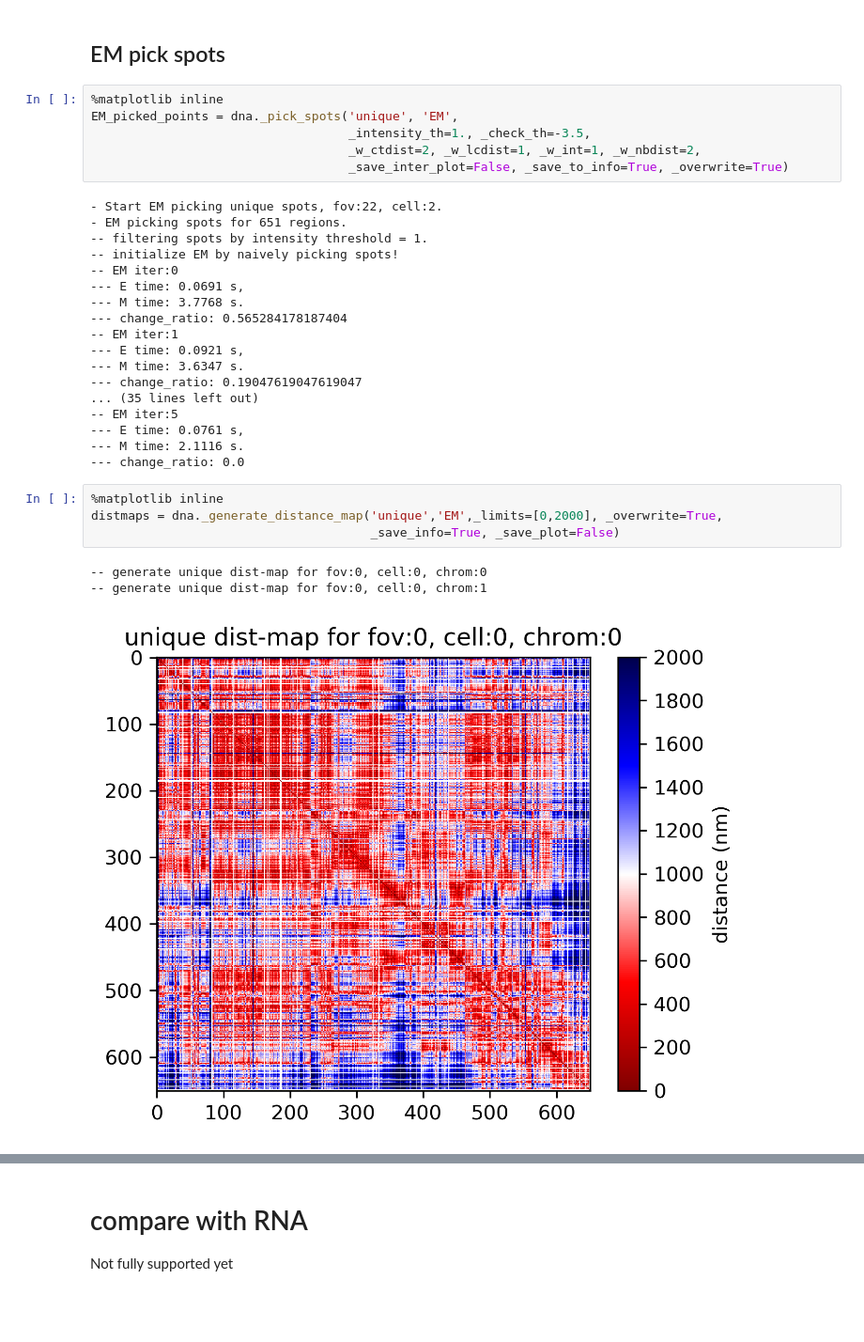
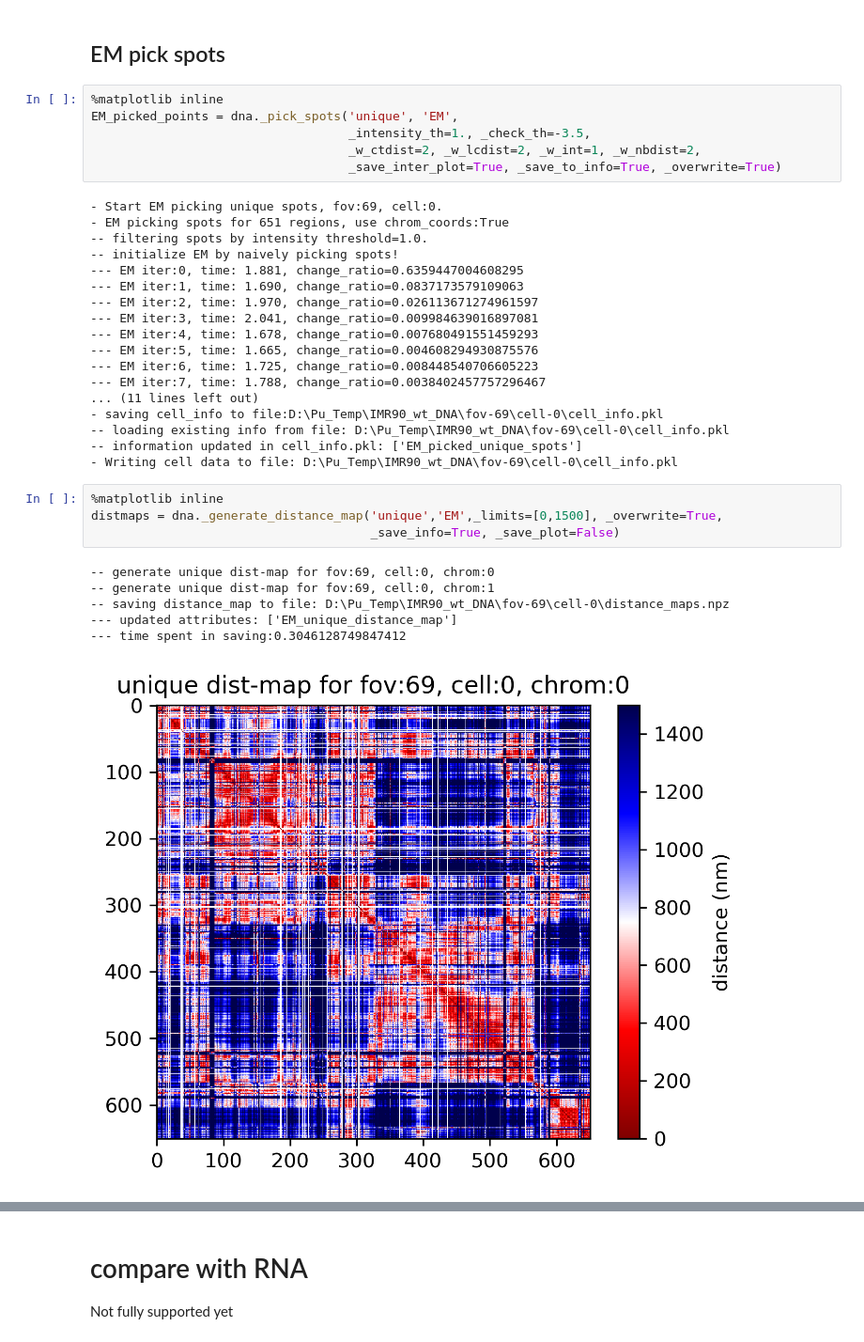
Before and after one commit to zhengpuas47/ImageAnalysis3, a Jupyter notebook: examples/20190723-Cell_Data_DNA_Example.ipynb, the cells around one changed output, grey strips where cells are left out. Shown at 94% size. Saved outputs shown, nothing was run; the diff lists cells and outputs as text; blank space fills up the shorter version.

```diff
--- a/examples/20190723-Cell_Data_DNA_Example.ipynb
+++ b/examples/20190723-Cell_Data_DNA_Example.ipynb
@@ -214,31 +219,34 @@ cand_spots = dna._multi_fitting_for_chromosome(_type='unique', _num_threads=20,
 %matplotlib inline
 EM_picked_points = dna._pick_spots('unique', 'EM',
                                    _intensity_th=1., _check_th=-3.5,
-                                   _w_ctdist=2, _w_lcdist=1, _w_int=1, _w_nbdist=2,
-                                   _save_inter_plot=False, _save_to_info=True, _overwrite=True)
+                                   _w_ctdist=2, _w_lcdist=2, _w_int=1, _w_nbdist=2,
+                                   _save_inter_plot=True, _save_to_info=True, _overwrite=True)
 # %% [output]
-- Start EM picking unique spots, fov:22, cell:2.
-- EM picking spots for 651 regions.
--- filtering spots by intensity threshold = 1.
+- Start EM picking unique spots, fov:69, cell:0.
+- EM picking spots for 651 regions, use chrom_coords:True
+-- filtering spots by intensity threshold=1.0.
 -- initialize EM by naively picking spots!
--- EM iter:0
---- E time: 0.0691 s,
---- M time: 3.7768 s.
---- change_ratio: 0.565284178187404
--- EM iter:1
---- E time: 0.0921 s,
---- M time: 3.6347 s.
---- change_ratio: 0.19047619047619047
-... (35 lines left out)
--- EM iter:5
---- E time: 0.0761 s,
---- M time: 2.1116 s.
---- change_ratio: 0.0
+--- EM iter:0, time: 1.881, change_ratio=0.6359447004608295
+--- EM iter:1, time: 1.690, change_ratio=0.0837173579109063
+--- EM iter:2, time: 1.970, change_ratio=0.026113671274961597
+--- EM iter:3, time: 2.041, change_ratio=0.009984639016897081
+--- EM iter:4, time: 1.678, change_ratio=0.007680491551459293
+--- EM iter:5, time: 1.665, change_ratio=0.004608294930875576
+--- EM iter:6, time: 1.725, change_ratio=0.008448540706605223
+--- EM iter:7, time: 1.788, change_ratio=0.0038402457757296467
+... (11 lines left out)
+- saving cell_info to file:D:\Pu_Temp\IMR90_wt_DNA\fov-69\cell-0\cell_info.pkl
+-- loading existing info from file: D:\Pu_Temp\IMR90_wt_DNA\fov-69\cell-0\cell_info.pkl
+-- information updated in cell_info.pkl: ['EM_picked_unique_spots']
+- Writing cell data to file: D:\Pu_Temp\IMR90_wt_DNA\fov-69\cell-0\cell_info.pkl
 # %%
 %matplotlib inline
-distmaps = dna._generate_distance_map('unique','EM',_limits=[0,2000], _overwrite=True,
+distmaps = dna._generate_distance_map('unique','EM',_limits=[0,1500], _overwrite=True,
                                       _save_info=True, _save_plot=False)
 # %% [output]
--- generate unique dist-map for fov:0, cell:0, chrom:0
--- generate unique dist-map for fov:0, cell:0, chrom:1
+-- generate unique dist-map for fov:69, cell:0, chrom:0
+-- generate unique dist-map for fov:69, cell:0, chrom:1
+-- saving distance_map to file: D:\Pu_Temp\IMR90_wt_DNA\fov-69\cell-0\distance_maps.npz
+--- updated attributes: ['EM_unique_distance_map']
+--- time spent in saving:0.3046128749847412
-[figure, old version]
+[figure, new version]
```
Also changed, not shown: parts of 6 cells of this notebook.
